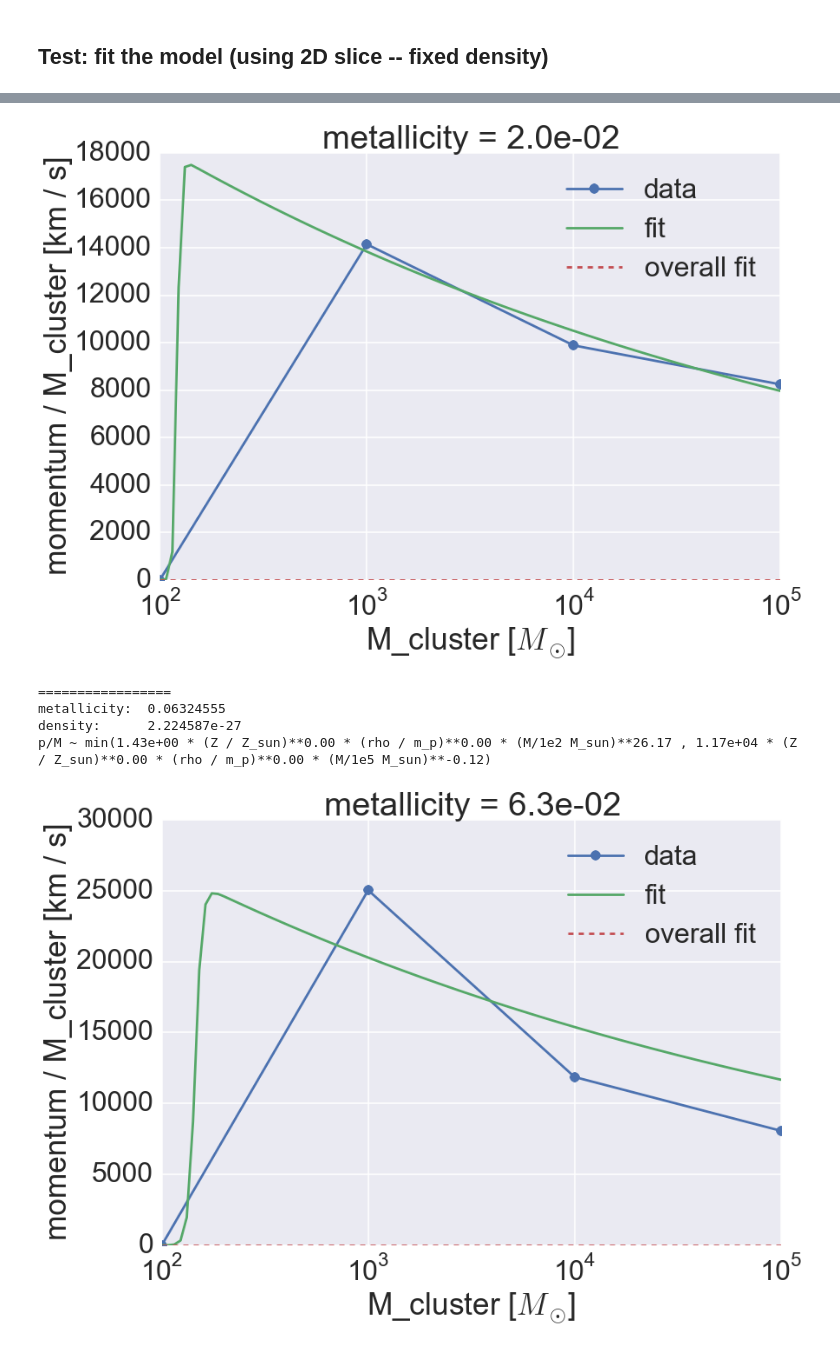
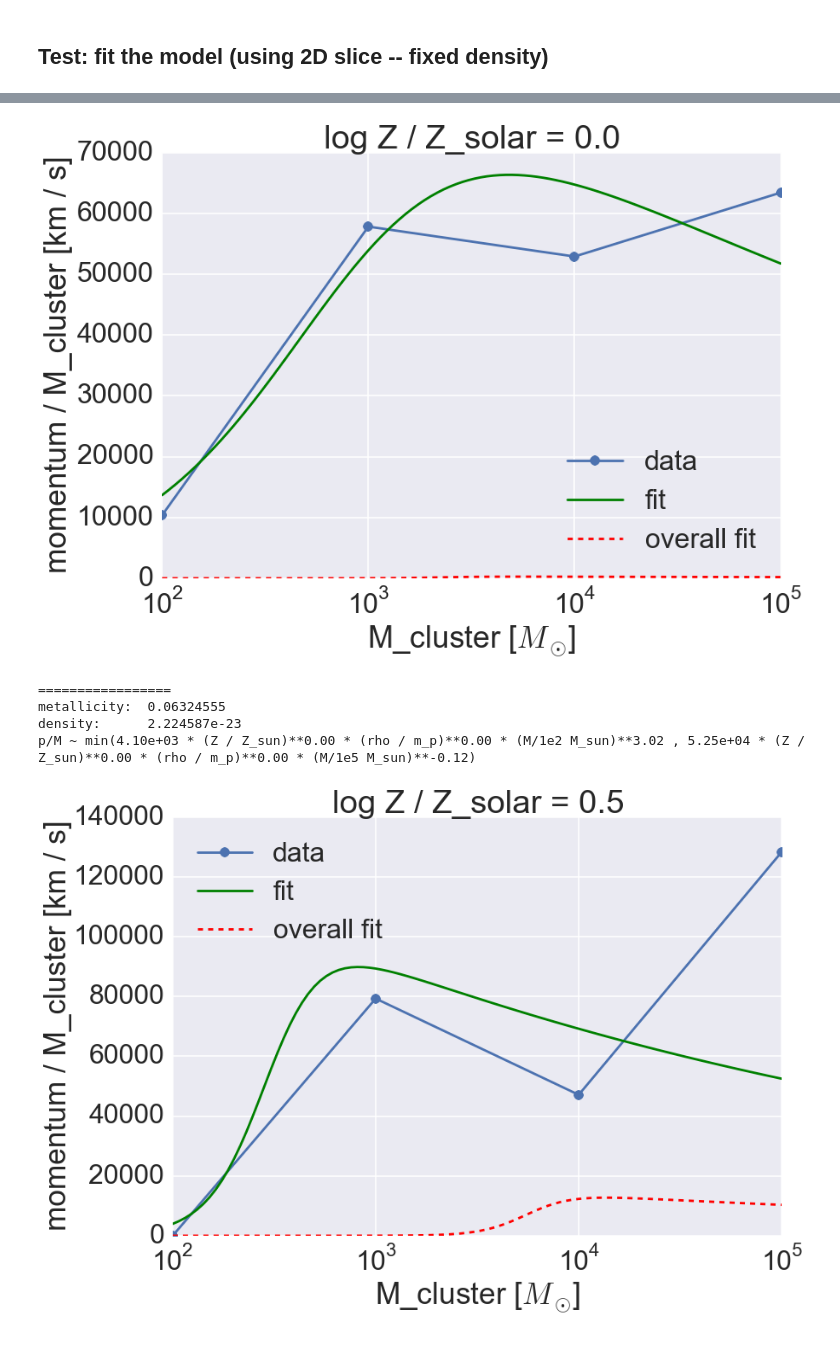
Before and after one commit to egentry/clustered_SNe, a Jupyter notebook: analysis/momentum_surface_fitting.ipynb, the cells around one changed output, grey strips where cells are left out. Cells and saved outputs as stored; diff of their text form; code cells hidden in the pictures.

```diff
--- a/analysis/momentum_surface_fitting.ipynb
+++ b/analysis/momentum_surface_fitting.ipynb
@@ -42,6 +42,11 @@ class Momentum_Surface_Point(object):
 points = []
 
 for simulation in session.query(Simulation):
+    status = session.query(Simulation_Status).get(simulation.id)
+    if status is None:
+        continue
+    if status.status == "Error":
+        continue
     point = Momentum_Surface_Point(simulation)
     points.append(point)
 # %%
@@ -429,7 +454,10 @@ with sns.plotting_context("poster", font_scale=2):
         x[1] = x[1][mask]
         x[2] = x[2][mask]
         y = y[mask]
-        model_tmp.fit(x,y, fixed=fixed)
+        fitted = False
+        if len(x[0]) >= (~fixed).sum():
+            model_tmp.fit(x,y, fixed=fixed)
+            fitted = True
         models.append(model_tmp)
 
         x_fit = np.logspace(2,5, num=100)
@@ -452,8 +480,9 @@ with sns.plotting_context("poster", font_scale=2):
 
         plt.plot(masses_3D[ metallicity_index, density_index_tmp],
                  momenta_3D[metallicity_index, density_index_tmp], marker= "o", label="data")
-        plt.plot(x_fit, y_fit,  label="fit")
-        plt.plot(x_fit, y_fit_overall, label="overall fit", linestyle="--")
+        if fitted:
+            plt.plot(x_fit, y_fit,  label="fit", color="g")
+        plt.plot(x_fit, y_fit_overall, label="overall fit", linestyle="--", color='r')
         plt.xscale("log")
         plt.legend(loc="best")
         plt.xlabel("M_cluster [$M_\odot$]")
@@ -505,8 +534,7 @@ densities_1D[4] / (1.33 * m_proton)
 # %%
 %matplotlib inline
 
-metallicity_index = np.argmax(metallicities_1D==metallicity_solar)
-density_index = np.argmax(densities_1D==1.33 * m_proton * 10)
+density_index = np.argmax(np.isclose(densities_1D, 1.33e1 * m_proton, atol=0, rtol=1e-4))
 
 model_overall = Momentum_Model(1e3, 1e4,
                                0, 0,
@@ -559,7 +587,11 @@ with sns.plotting_context("poster", font_scale=2):
         x[1] = x[1][mask]
         x[2] = x[2][mask]
         y = y[mask]
-        model_tmp.fit(x,y, fixed=fixed)
+
+        fitted = False
+        if len(x[0]) >= (~fixed).sum():
+            fitted = True
+            model_tmp.fit(x,y, fixed=fixed)
         models.append(model_tmp)
 
         x_fit = np.logspace(2,5, num=100)
@@ -575,15 +607,16 @@ with sns.plotting_context("poster", font_scale=2):
         print("density:     ", densities_3D[    metallicity_index_tmp, density_index, 0])
         print(str(model_tmp))
         plt.figure()
-        plt.title("metallicity = {0:.1e}".format(metallicities_3D[metallicity_index_tmp,
+        plt.title("log Z / Z_solar = {0:.1f}".format(np.log10(metallicities_3D[metallicity_index_tmp,
                                                                 density_index,
-                                                                0]))
+                                                                0] / metallicity_solar)))
 
 
         plt.plot(masses_3D[ metallicity_index_tmp, density_index],
                  momenta_3D[metallicity_index_tmp, density_index], marker= "o", label="data")
-        plt.plot(x_fit, y_fit,  label="fit")
-        plt.plot(x_fit, y_fit_overall, label="overall fit", linestyle="--")
+        if fitted:
+            plt.plot(x_fit, y_fit,  label="fit", color="g")
+        plt.plot(x_fit, y_fit_overall, label="overall fit", linestyle="--", color="r")
         plt.xscale("log")
         plt.legend(loc="best")
         plt.xlabel("M_cluster [$M_\odot$]")
@@ -627,6 +660,6 @@ p/M ~ min(1.26e+00 * (Z / Z_sun)**0.00 * (rho / m_p)**0.00 * (M/1e2 M_sun)**49.5
-[figure, old version]
+[figure, new version]
 =================
 metallicity:  0.06324555
-density:      2.224587e-27
-p/M ~ min(1.43e+00 * (Z / Z_sun)**0.00 * (rho / m_p)**0.00 * (M/1e2 M_sun)**26.17 , 1.17e+04 * (Z / Z_sun)**0.00 * (rho / m_p)**0.00 * (M/1e5 M_sun)**-0.12)
+density:      2.224587e-23
+p/M ~ min(4.10e+03 * (Z / Z_sun)**0.00 * (rho / m_p)**0.00 * (M/1e2 M_sun)**3.02 , 5.25e+04 * (Z / Z_sun)**0.00 * (rho / m_p)**0.00 * (M/1e5 M_sun)**-0.12)
-[figure, old version]
+[figure, new version]
```
Also changed, not shown: parts of 7 cells of this notebook, 10 other files.
